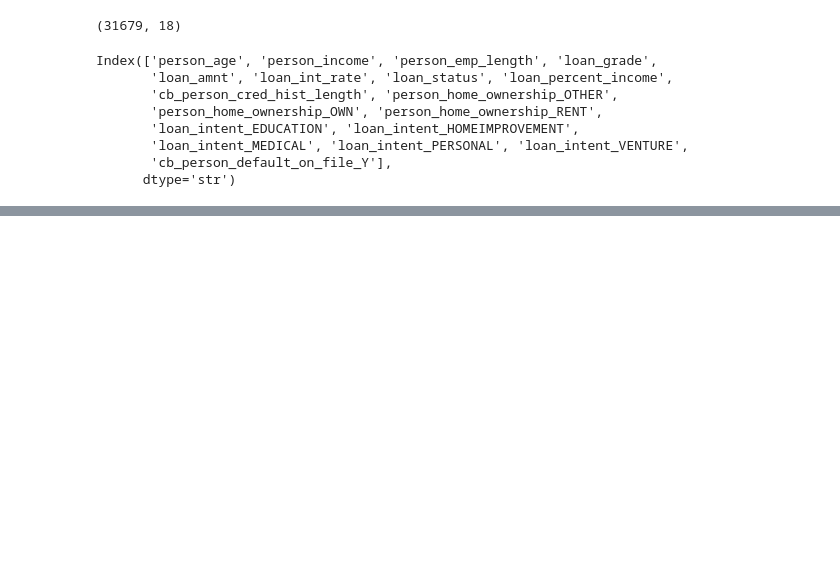
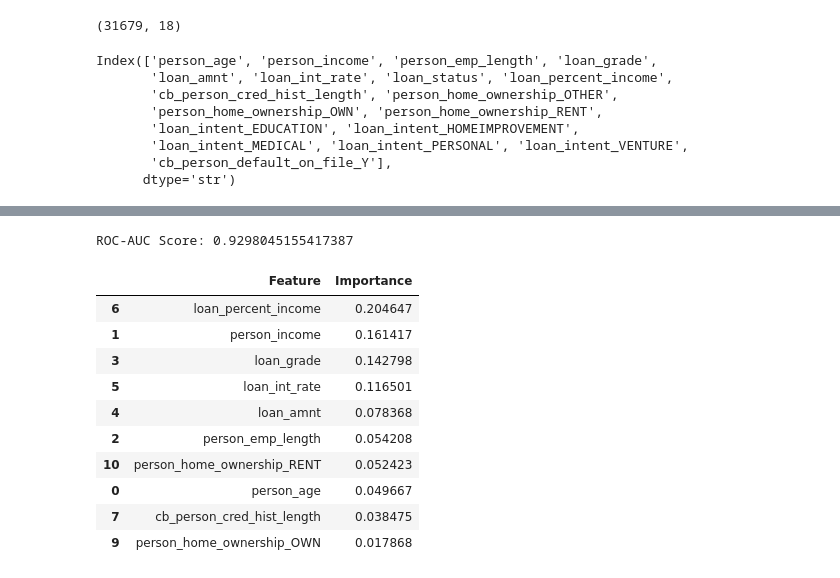
Before and after one commit to commit-msuyog/Explainable-Credit-Risk-AI, a Jupyter notebook: Notebook/credit-rist.ipynb, the cells around one changed output, grey strips where cells are left out. Cells and saved outputs as stored; diff of their text form; code cells hidden in the pictures; blank space fills up the shorter version.

```diff
--- a/Notebook/credit-rist.ipynb
+++ b/Notebook/credit-rist.ipynb
@@ -350,0 +436,8 @@ Index(['person_age', 'person_income', 'person_emp_length', 'loan_grade',
+# %%
+from sklearn.metrics import roc_auc_score
+rf_probs = rf.predict_proba(X_test)[:, 1]
+roc_auc = roc_auc_score(y_test, rf_probs)
+
+print("ROC-AUC Score:", roc_auc)
+# %% [output]
+ROC-AUC Score: 0.9298045155417387
@@ -350,0 +454,14 @@ Index(['person_age', 'person_income', 'person_emp_length', 'loan_grade',
+# %%
+feature_importance.head(10)
+# %% [output]
+|  | Feature | Importance |
+| 6 | loan_percent_income | 0.204647 |
+| 1 | person_income | 0.161417 |
+| 3 | loan_grade | 0.142798 |
+| 5 | loan_int_rate | 0.116501 |
+| 4 | loan_amnt | 0.078368 |
+| 2 | person_emp_length | 0.054208 |
+| 10 | person_home_ownership_RENT | 0.052423 |
+| 0 | person_age | 0.049667 |
+| 7 | cb_person_cred_hist_length | 0.038475 |
+| 9 | person_home_ownership_OWN | 0.017868 |
```
Also changed, not shown: parts of 18 cells of this notebook, 1 other file.
